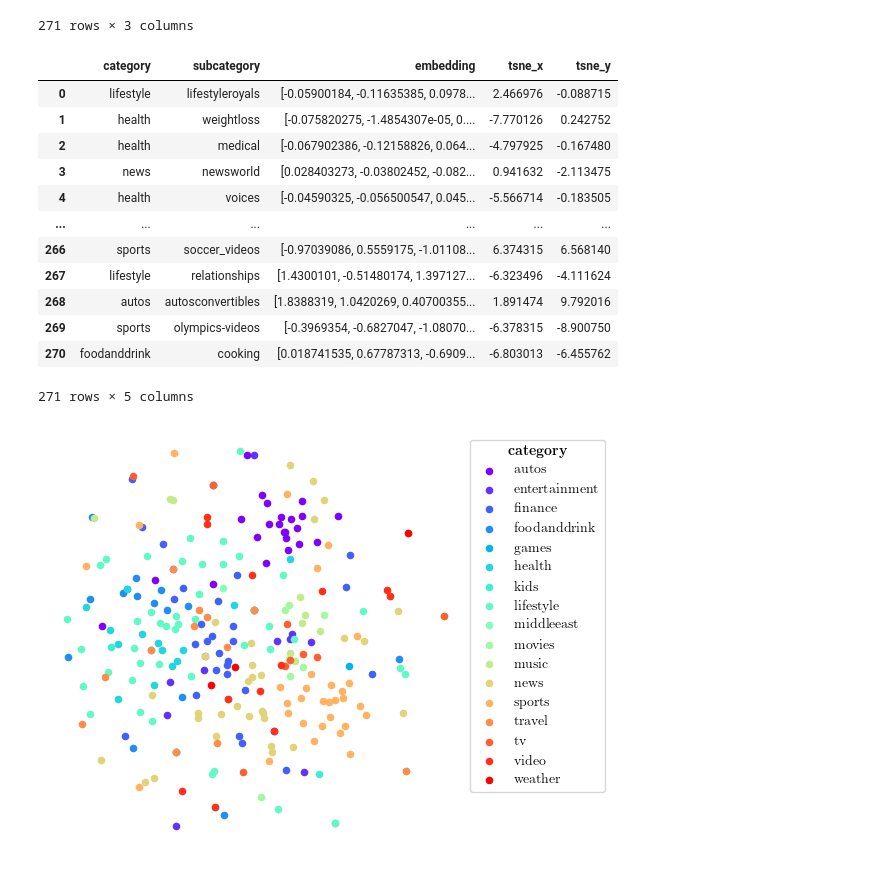
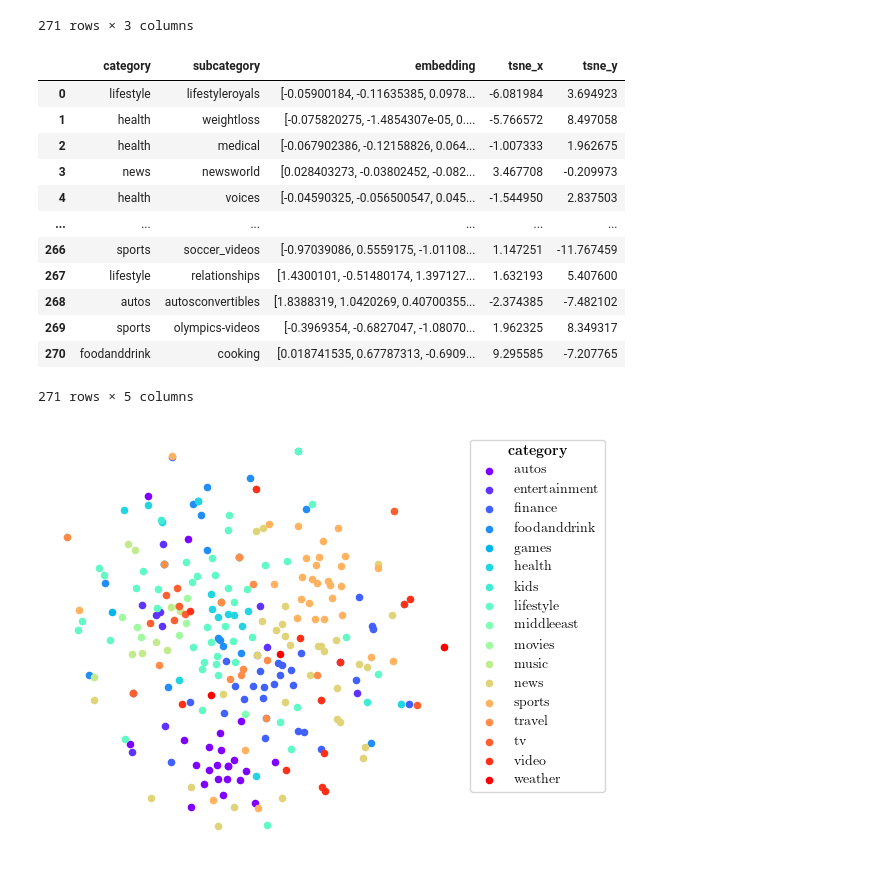
Before and after one commit to koengommers/news-recommendation, a Jupyter notebook: notebooks/Topic embeddings.ipynb, the cells around one changed output. Drawn from its saved outputs; the diff is of its cells as text; code cells hidden in the pictures.

```diff
--- a/notebooks/Topic embeddings.ipynb
+++ b/notebooks/Topic embeddings.ipynb
@@ -19,8 +19,8 @@ plt.rcParams.update({
     "font.family": "serif",
 })
 # %%
-DATA_DIR = "../data"
-IMAGE_DIR = "../../msc-ai-thesis-document/images"
+with hydra.initialize(version_base=None, config_path="../conf"):
+    cfg = hydra.compose(config_name="notebook")
 # %%
 runs = RunCollection.from_path("../outputs")
 runs = runs.filter_by_job("train_embeddings")
@@ -77,7 +77,7 @@ Using topic embeddings from epoch 3
 254 rows × 2 columns
 # %%
 mind_variant = run.config.data.mind_variant
-news = load_news(mind_variant, columns=["category", "subcategory"], data_dir=DATA_DIR)
+news = load_news(mind_variant, columns=["category", "subcategory"], data_dir=cfg.data_dir)
 news = news.drop(columns="split")
 categories = news.reset_index(drop=True).drop_duplicates()
 categories = categories.merge(topic_embeddings, on="subcategory")
@@ -98,41 +98,42 @@ categories
 271 rows × 3 columns
 # %%
 embeddings = np.stack(categories["embedding"].values)
-tsne = manifold.TSNE(n_components=2)
+seed = 1234
+tsne = manifold.TSNE(n_components=2, random_state=seed)
 tsne_embeddings = tsne.fit_transform(embeddings)
 categories["tsne_x"] = tsne_embeddings[:,0]
 categories["tsne_y"] = tsne_embeddings[:,1]
 categories
 # %% [output]
 |  | category | subcategory | embedding | tsne_x | tsne_y |
-| 0 | lifestyle | lifestyleroyals | [-0.05900184, -0.11635385, 0.0978... | 2.466976 | -0.088715 |
-| 1 | health | weightloss | [-0.075820275, -1.4854307e-05, 0.... | -7.770126 | 0.242752 |
-| 2 | health | medical | [-0.067902386, -0.12158826, 0.064... | -4.797925 | -0.167480 |
-| 3 | news | newsworld | [0.028403273, -0.03802452, -0.082... | 0.941632 | -2.113475 |
-| 4 | health | voices | [-0.04590325, -0.056500547, 0.045... | -5.566714 | -0.183505 |
+| 0 | lifestyle | lifestyleroyals | [-0.05900184, -0.11635385, 0.0978... | -6.081984 | 3.694923 |
+| 1 | health | weightloss | [-0.075820275, -1.4854307e-05, 0.... | -5.766572 | 8.497058 |
+| 2 | health | medical | [-0.067902386, -0.12158826, 0.064... | -1.007333 | 1.962675 |
+| 3 | news | newsworld | [0.028403273, -0.03802452, -0.082... | 3.467708 | -0.209973 |
+| 4 | health | voices | [-0.04590325, -0.056500547, 0.045... | -1.544950 | 2.837503 |
 | ... | ... | ... | ... | ... | ... |
-| 266 | sports | soccer_videos | [-0.97039086, 0.5559175, -1.01108... | 6.374315 | 6.568140 |
-| 267 | lifestyle | relationships | [1.4300101, -0.51480174, 1.397127... | -6.323496 | -4.111624 |
-| 268 | autos | autosconvertibles | [1.8388319, 1.0420269, 0.40700355... | 1.891474 | 9.792016 |
-| 269 | sports | olympics-videos | [-0.3969354, -0.6827047, -1.08070... | -6.378315 | -8.900750 |
-| 270 | foodanddrink | cooking | [0.018741535, 0.67787313, -0.6909... | -6.803013 | -6.455762 |
+| 266 | sports | soccer_videos | [-0.97039086, 0.5559175, -1.01108... | 1.147251 | -11.767459 |
+| 267 | lifestyle | relationships | [1.4300101, -0.51480174, 1.397127... | 1.632193 | 5.407600 |
+| 268 | autos | autosconvertibles | [1.8388319, 1.0420269, 0.40700355... | -2.374385 | -7.482102 |
+| 269 | sports | olympics-videos | [-0.3969354, -0.6827047, -1.08070... | 1.962325 | 8.349317 |
+| 270 | foodanddrink | cooking | [0.018741535, 0.67787313, -0.6909... | 9.295585 | -7.207765 |
 271 rows × 5 columns
 # %%
 fig, ax = plt.subplots(figsize=get_figsize(fraction=0.8, aspect_ratio=1))
 colors = cm.rainbow(np.linspace(0, 1, len(categories.groupby("category"))))
 for color, (label, df) in zip(colors, categories.groupby("category")):
     df.plot(
         "tsne_x",
         "tsne_y",
         kind="scatter",
         ax=ax,
         label=label,
         color=tuple(color),
     )
 
-plt.legend(title="\\textbf{category}", bbox_to_anchor=(1, 1))
+plt.legend(title=r"\textbf{category}", bbox_to_anchor=(1, 1))
 plt.axis("off")
-plt.savefig(os.path.join(IMAGE_DIR, "topic_embeddings_tsne.pdf"), format="pdf", bbox_inches="tight")
+plt.savefig(os.path.join(cfg.images_dir, "topic_embeddings_tsne.pdf"), format="pdf", bbox_inches="tight")
 plt.show()
 # %% [output]
-[figure, old version]
+[figure, new version]
```
Also changed, not shown: parts of 1 cell of this notebook, 2 other files.
